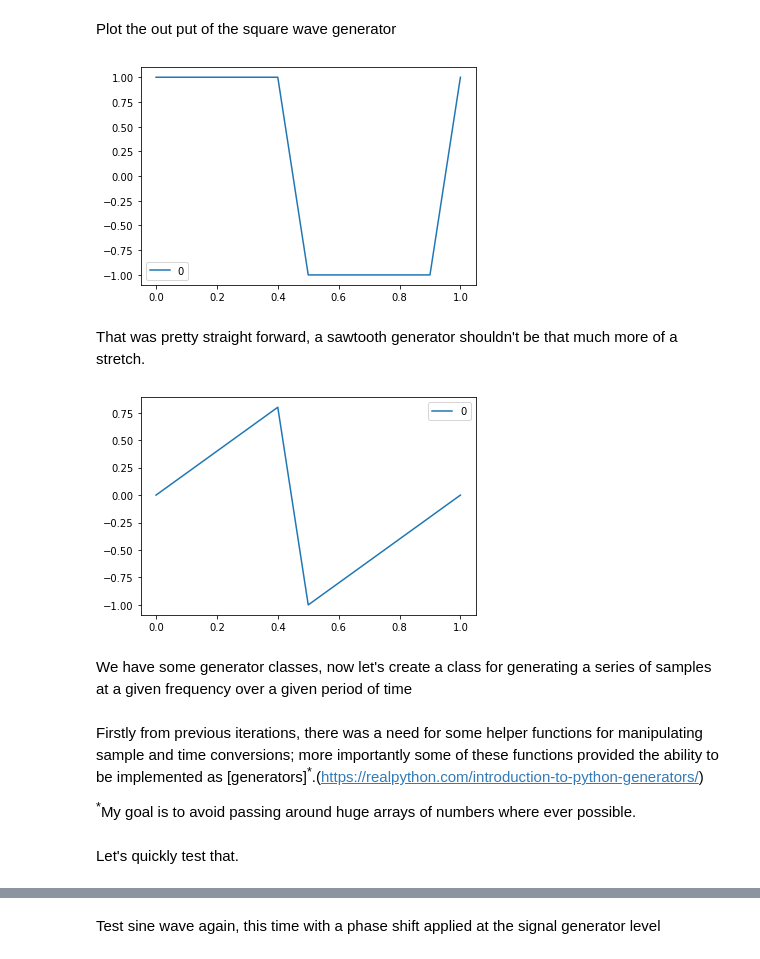
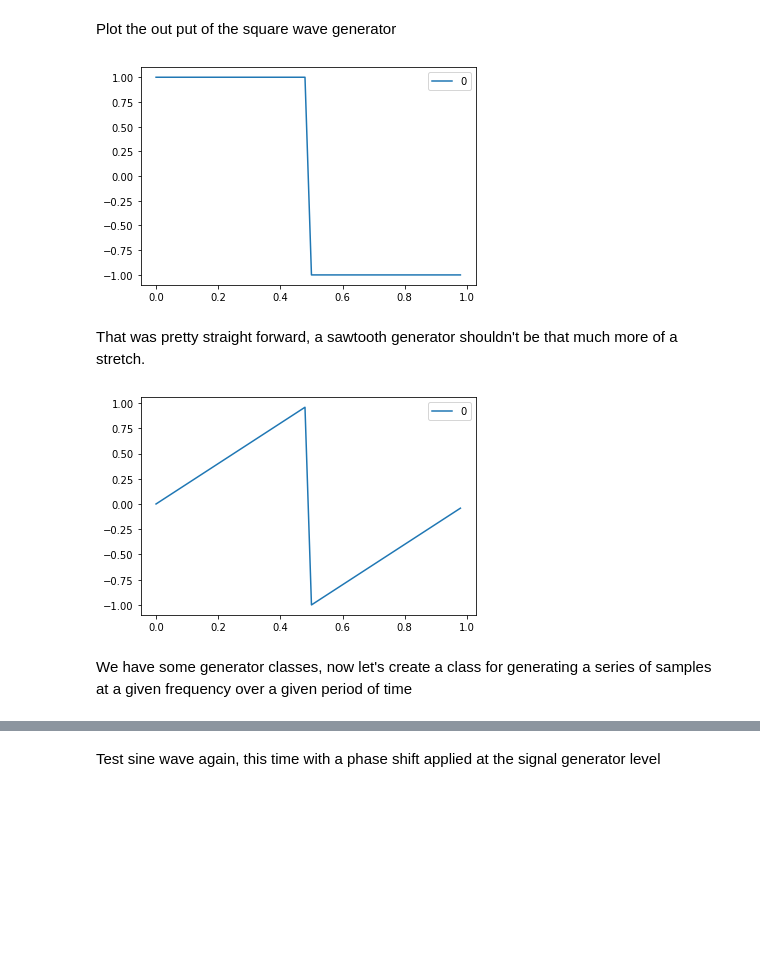
Before and after one commit to wemblykj/AISynth, a Jupyter notebook: ai-synth.ipynb, the cells around one changed output, grey strips where cells are left out. Cells and saved outputs as stored; diff of their text form; code cells hidden in the pictures; blank space fills up the shorter version.

```diff
--- a/ai-synth.ipynb
+++ b/ai-synth.ipynb
@@ -81,2 +153,37 @@ class waveform_generator:
+# %%
+import math
+
+class signal_generator:
+    def __init__(self, context: context):
+        self.context = context
+        self.ctx_hlp = sample_context_helper(context)
+
+    def _calc_t(self, timepoint: float):
+        return timepoint
+
+    def _generate_raw_sample(self, t: float):
+        return 0.0
+
+    def _generate_cooked_sample(self, t: float):
+        return self._generate_raw_sample(t)
+
+    def generate_sample(self, timepoint: float):
+        t = self._calc_t(timepoint)
+        return self._generate_cooked_sample(t)
+
+    def generate_samples(self, tp1: float, tp2: float):
+        sample_count = self.ctx_hlp.timespan_to_sample_count(tp2-tp1)
+        t1 = self._calc_t(tp1)
+        t2 = self._calc_t(tp2)
+        for t in self.ctx_hlp.time_range(t1, t2, sample_count):
+            yield self._generate_cooked_sample(t)
+
+class waveform_generator(signal_generator):
+    def __init__(self, context: context, phase: float):
+        super().__init__(context)
+        self.phase = phase
+
+    def _calc_t(self, timepoint: float):
+        return self.phase + timepoint
 # %% [markdown]
 Set up a basic test environment that will allow us to plot our generator classes
@@ -140,9 +242,9 @@ Plot the out put of the square wave generator
 # %%
 square_gen = square_wave_generator(ctx)
 
-waveform_generator_plot(square_gen, default_timespan_range)
+plt.plot_signal(square_gen)
 # %% [output]
-[figure, old version]
+[figure, new version]
 # %% [markdown]
 That was pretty straight forward, a sawtooth generator shouldn't be that much more of a stretch.
 # %%
@@ -150,18 +252,14 @@ class sawtooth_wave_generator(waveform_generator):
     def __init__(self, context: context, phase: float = 0.0):
         super().__init__(context, phase)
 
-    def generate_sample(self, timepoint: float):
+    def _generate_raw_sample(self, timepoint: float):
         t = math.fmod(timepoint + self.phase, 1.0)
         return 2.0 * (t if t < 0.5 else t - 1.0)
 # %%
 sawtooth_gen = sawtooth_wave_generator(ctx, phase = 0.0)
 
-waveform_generator_plot(sawtooth_gen, default_timespan_range)
+plt.plot_signal(sawtooth_gen)
 # %% [output]
-[figure, old version]
+[figure, new version]
 # %% [markdown]
 We have some generator classes, now let's create a class for generating a series of samples at a given frequency over a given period of time
-# %% [markdown]
-Firstly from previous iterations, there was a need for some helper functions for manipulating sample and time conversions; more importantly some of these functions provided the ability to be implemented as [generators]<sup>*</sup>.(https://realpython.com/introduction-to-python-generators/)
-
-<sup>*</sup>My goal is to avoid passing around huge arrays of numbers where ever possible.
@@ -192,2 +265,0 @@ class sample_context_helper:
-# %% [markdown]
-Let's quickly test that.
```
Also changed, not shown: parts of 30 cells of this notebook.
